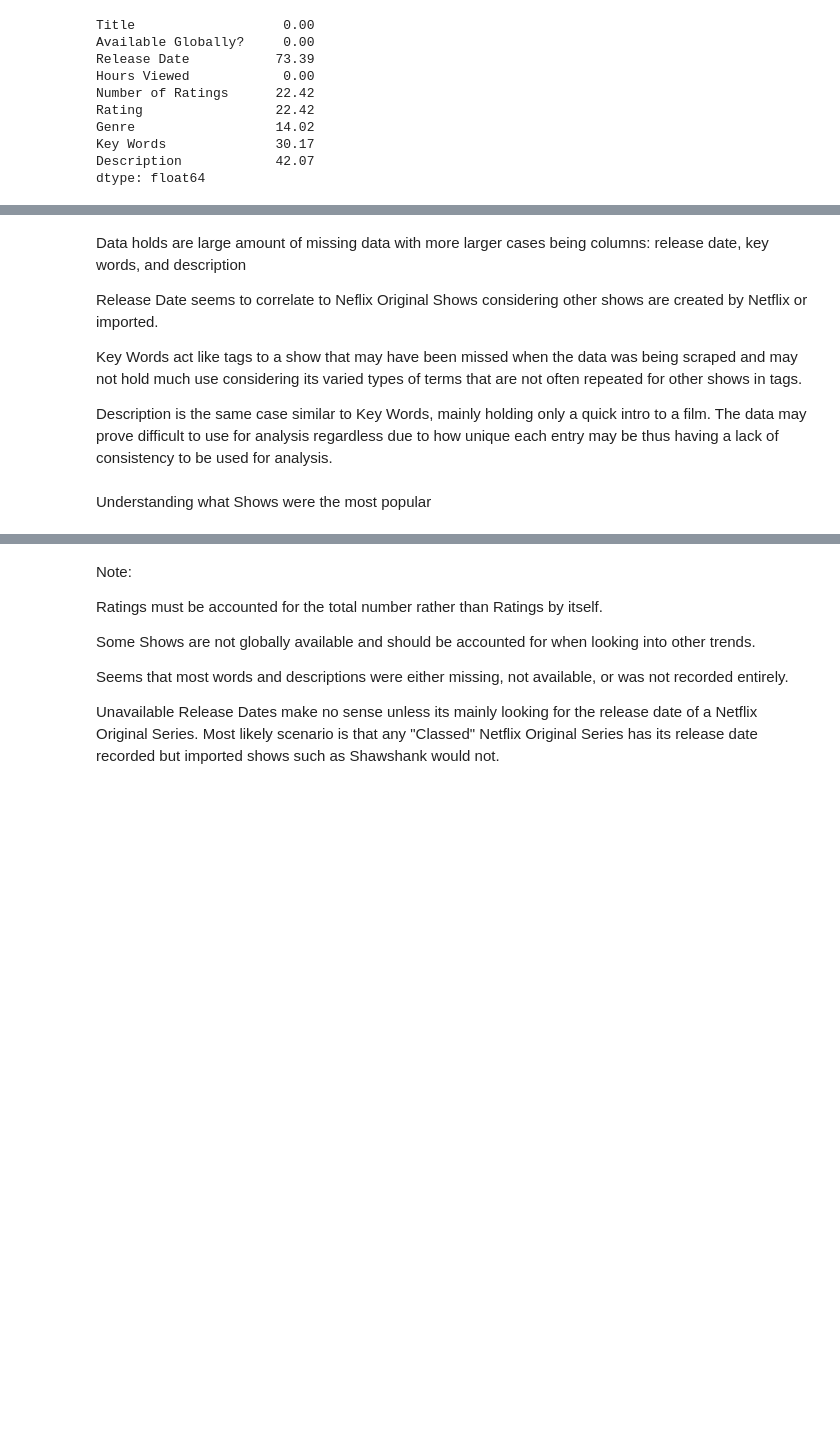
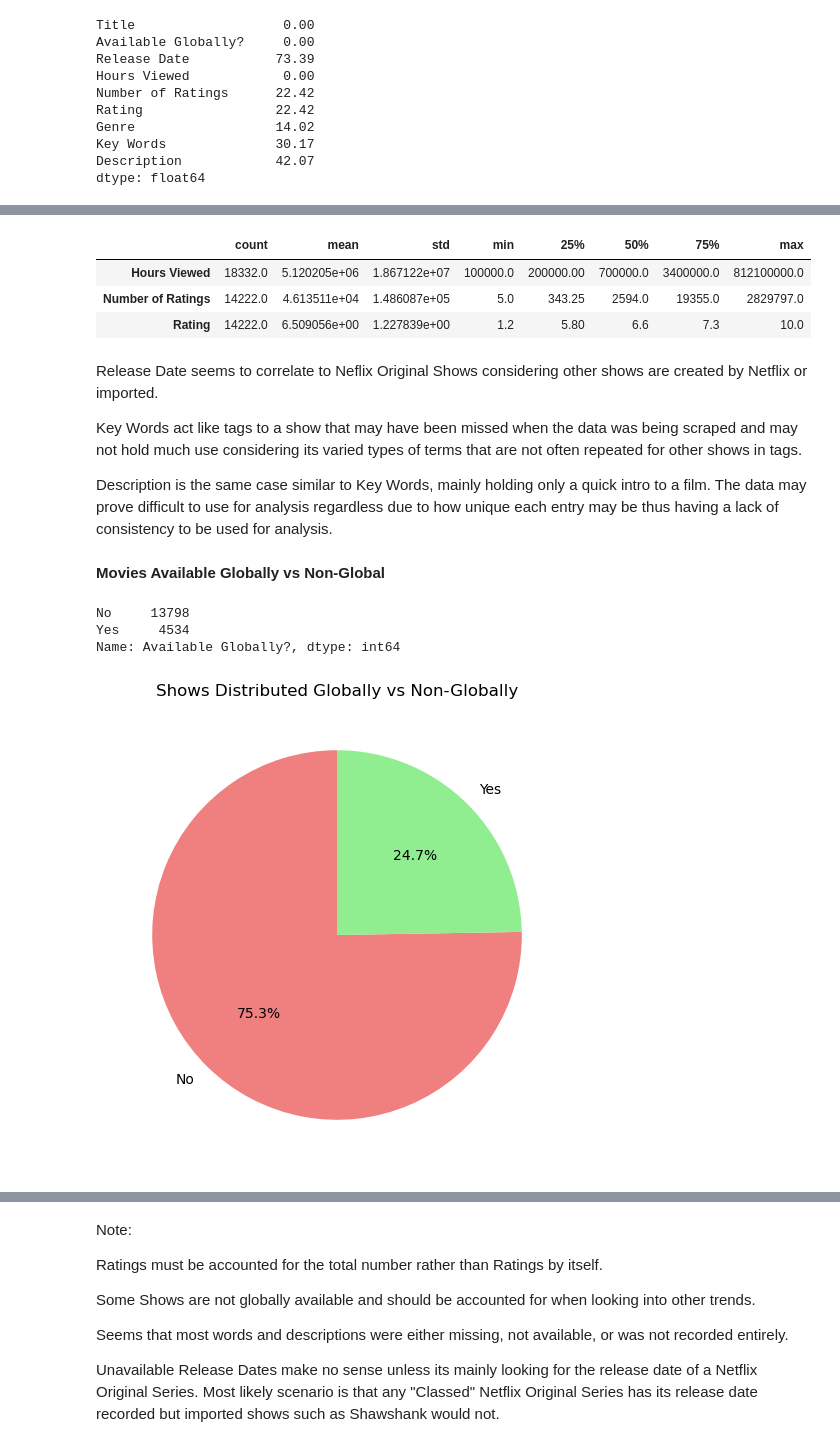
Before and after one commit to Kestrel86/netflixEDA, a Jupyter notebook: netflixEDA.ipynb, the cells around one changed output, grey strips where cells are left out. Drawn from its saved outputs; the diff is of its cells as text; code cells hidden in the pictures; blank space fills up the shorter version.

Commit message:
rearranged data

```diff
--- a/netflixEDA.ipynb
+++ b/netflixEDA.ipynb
@@ -76,10 +69,30 @@ print(df['Title'].duplicated().sum())
+# %%
+df.describe().T
+# %% [output]
+|  | count | mean | std | min | 25% | 50% | 75% | max |
+| Hours Viewed | 18332.0 | 5.120205e+06 | 1.867122e+07 | 100000.0 | 200000.00 | 700000.0 | 3400000.0 | 812100000.0 |
+| Number of Ratings | 14222.0 | 4.613511e+04 | 1.486087e+05 | 5.0 | 343.25 | 2594.0 | 19355.0 | 2829797.0 |
+| Rating | 14222.0 | 6.509056e+00 | 1.227839e+00 | 1.2 | 5.80 | 6.6 | 7.3 | 10.0 |
 # %% [markdown]
-Data holds are large amount of missing data with more larger cases being columns: release date, key words, and description
-
 Release Date seems to correlate to Neflix Original Shows considering other shows are created by Netflix or imported.
 
 Key Words act like tags to a show that may have been missed when the data was being scraped and may not hold much use considering its varied types of terms that are not often repeated for other shows in tags.
 
 Description is the same case similar to Key Words, mainly holding only a quick intro to a film. The data may prove difficult to use for analysis regardless due to how unique each entry may be thus having a lack of consistency to be used for analysis.
-# %% [markdown]
-Understanding what Shows were the most popular
+# %% [markdown]
+**Movies Available Globally vs Non-Global**
+# %%
+df['Available Globally?'].value_counts()
+# %% [output]
+No     13798
+Yes     4534
+Name: Available Globally?, dtype: int64
+# %%
+value_count = df['Available Globally?'].value_counts()
+
+plt.figure(figsize=(6,6))
+plt.pie(value_count,labels=value_count.index,autopct='%1.1f%%',startangle=90, colors=['lightcoral','lightgreen'])
+plt.title('Shows Distributed Globally vs Non-Globally')
+plt.show()
+# %% [output]
+[figure, added]
```
Also changed, not shown: parts of 28 cells of this notebook.
